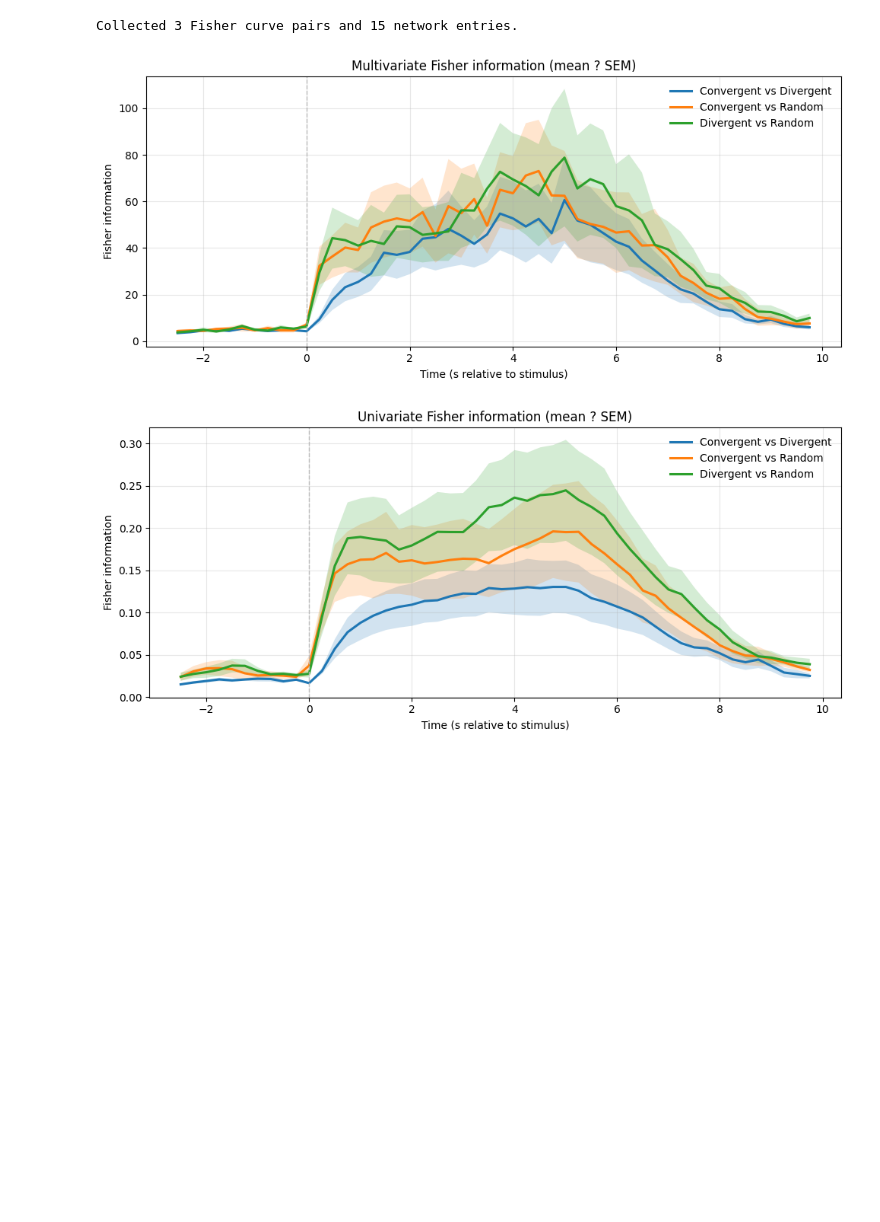
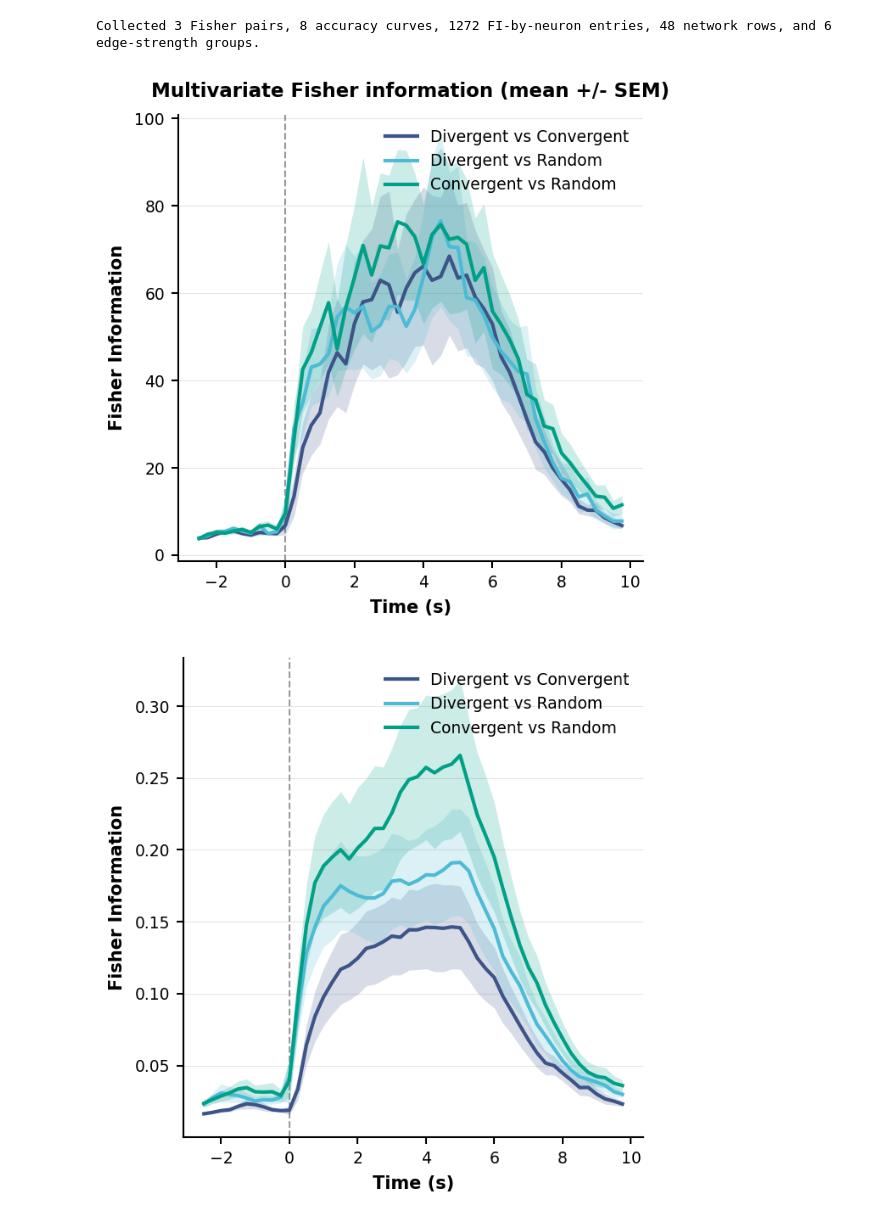
Before and after one commit to Gui-Yun/brainnetwork, a Jupyter notebook: notebook/multple_mice.ipynb, the cells around one changed output. Drawn from its saved outputs; the diff is of its cells as text; code cells hidden in the pictures; blank space fills up the shorter version.

```diff
--- a/notebook/multple_mice.ipynb
+++ b/notebook/multple_mice.ipynb
@@ -12,5 +12,5 @@ from brainnetwork.visualization import *
 import networkx as nx
 # %%
 base_dir = "/beegfs_hdd/data/nfs_share/users/guiyun/nishome/Micedata/"
-data_path =  ["M21_1107", "M71_1024","M77_1031","M78_1017","M91_1017"]
+data_path = ["M21_1107", "M71_1024", "M73_1128", "M77_1031", "M77_1107", "M78_1017", "M79_1128", "M91_1017"]
 # %%
@@ -584,6 +692,7 @@ network_rows = []
 accuracy_records = []
 fi_by_neuron_store = defaultdict(list)
 corr_distribution_store = defaultdict(list)
+edge_strength_store = defaultdict(lambda: defaultdict(list))
 time_axis = None
 
 for result in mouse_results:
@@ -597,7 +706,21 @@ for result in mouse_results:
     for pair, curve in result["fisher_uv"].items():
         fisher_uv_store[pair].append(np.asarray(curve))
 
-    network_rows.extend(flatten_network_summary(result["mouse_id"], result["nx_result"]))
+    network_payload = result.get("network_results", {})
+    for strategy_name, nx_result in network_payload.items():
+        network_rows.extend(flatten_network_summary(result["mouse_id"], strategy_name, nx_result))
+        for cls, info in nx_result.items():
+            mean_strength = info.get("edge_weight_mean")
+            if mean_strength is not None and np.isfinite(mean_strength):
+                edge_strength_store[strategy_name][cls].append(mean_strength)
+
+    density_network = network_payload.get("density")
+    if density_network:
+        corr_payload = extract_corr_distributions(density_network)
+        for cls, values in corr_payload.items():
+            values = np.asarray(values, dtype=float)
+            if values.size:
+                corr_distribution_store[cls].extend(values.tolist())
 
     accuracy_payload = result.get("accuracy_curve")
     if accuracy_payload:
@@ -608,16 +731,12 @@ for result in mouse_results:
         for count, value in zip(fi_payload["counts"], fi_payload["values"]):
             fi_by_neuron_store[int(count)].append(float(value))
 
-    corr_payload = extract_corr_distributions(result["nx_result"])
-    for cls, values in corr_payload.items():
-        if values.size:
-            corr_distribution_store[cls].append(values)
-
 print(
     f"Collected {len(fisher_mv_store)} Fisher pairs, "
     f"{len(accuracy_records)} accuracy curves, "
     f"{sum(len(v) for v in fi_by_neuron_store.values())} FI-by-neuron entries, "
-    f"and {len(network_rows)} network rows."
+    f"{len(network_rows)} network rows, and "
+    f"{sum(len(cls_map) for cls_map in edge_strength_store.values())} edge-strength groups."
 )
 # %% [output]
-Collected 3 Fisher curve pairs and 15 network entries.
+Collected 3 Fisher pairs, 8 accuracy curves, 1272 FI-by-neuron entries, 48 network rows, and 6 edge-strength groups.
@@ -624,18 +820,18 @@ Collected 3 Fisher curve pairs and 15 network entries.
 # %%
 if time_axis is not None and fisher_mv_store:
     fisher_mv_stats = aggregate_curve_dict(fisher_mv_store)
-    plot_average_fisher(fisher_mv_stats, time_axis, "Multivariate Fisher information (mean +/- SEM)")
+    plot_average_fisher_optimized(fisher_mv_stats, time_axis, "Multivariate Fisher information (mean +/- SEM)")
 else:
     print("Multivariate Fisher information curves are not available.")
 
 if time_axis is not None and fisher_uv_store:
     fisher_uv_stats = aggregate_curve_dict(fisher_uv_store)
-    plot_average_fisher(fisher_uv_stats, time_axis, "Univariate Fisher information (mean +/- SEM)")
+    plot_average_fisher_optimized(fisher_uv_stats, time_axis, title=None)
 else:
     print("Univariate Fisher information curves are not available.")
 # %% [output]
-[figure, old version]
+[figure, new version]
-[figure, old version]
+[figure, new version]
 # %%
 if accuracy_records:
     accuracy_stats = aggregate_accuracy_curves(accuracy_records)
```
Also changed, not shown: parts of 10 cells of this notebook, 6 other files.
